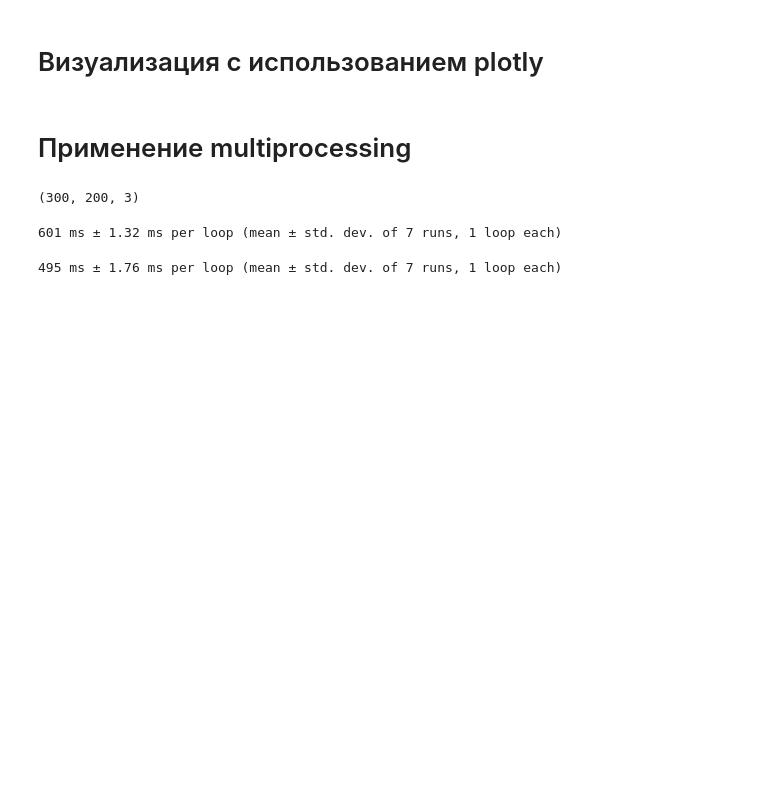
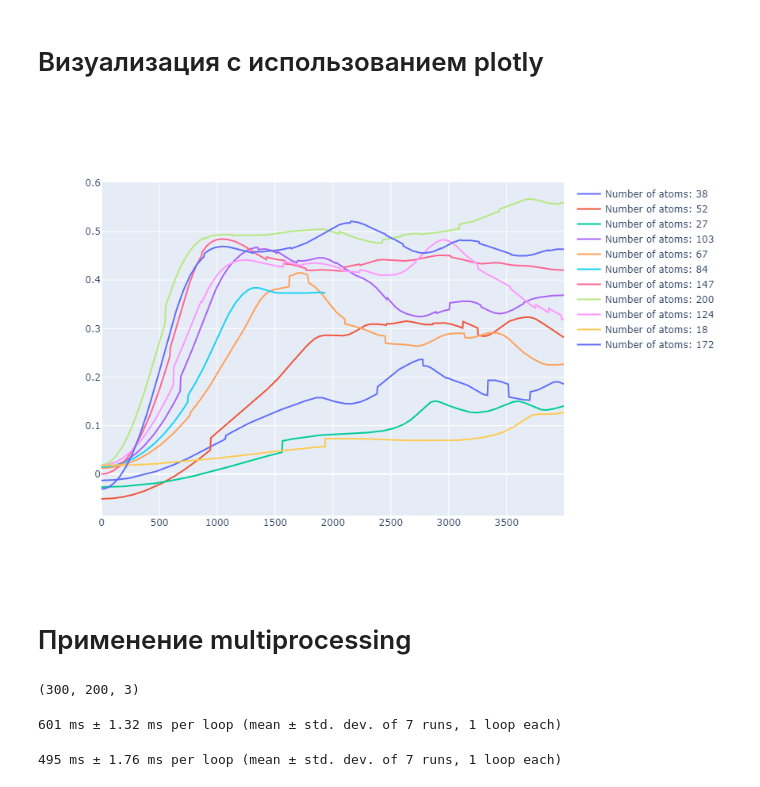
Before and after one commit to OksanichenkoFedor/dipole, a Jupyter notebook: scripts/Dipole_handler.ipynb, the cells around one changed output. Saved outputs shown, nothing was run; the diff lists cells and outputs as text; code cells hidden in the pictures; blank space fills up the shorter version.

```diff
--- a/scripts/Dipole_handler.ipynb
+++ b/scripts/Dipole_handler.ipynb
@@ -33,3 +36,46 @@ plot(curr_dict,1490)
+# %%
+def give_energy(number):
+    ens = []
+    time = []
+    filename = "/home/common/studtscm03/project_dipole/dumps/forgnu"+str(number)+".txt"
+    file = open(filename)
+    for line in file.readlines():
+        curr_info = line.split()
+        #print(curr_info)
+        ens.append(float(curr_info[1]))
+        time.append(int(curr_info[0]))
+    file.close()
+    return time, ens
+
+def visualise_energies():
+    numbers = []
+
+    for file in files:
+        if file[:6]=="forgnu":
+            #print(file)
+            new_num = 0
+            try:
+                new_num = int(file[6:9])
+            except:
+                new_num = int(file[6:8])
+            #print(new_num)
+            numbers.append(new_num)
+    enses = []
+    times = []
+    fig = go.Figure()
+    for i in range(len(numbers)):
+        time, ens =  give_energy(numbers[i])
+        times.append(time)
+        enses.append(ens)
+        fig.add_trace(go.Scatter(x=time, y=ens,mode='lines',name="Number of atoms: "+str(numbers[i])))
+    #fig = px.line(x=time, y = ens, title="Зависимость средней энергии от времени")
+    fig.update_layout(width=800, height=600)
+
+    fig.show()
+# %%
+visualise_energies()
+# %% [output]
+[figure, added]
 # %% [markdown]
 # Применение multiprocessing
 # %%
```
Also changed, not shown: parts of 5 cells of this notebook, 4 other files.
